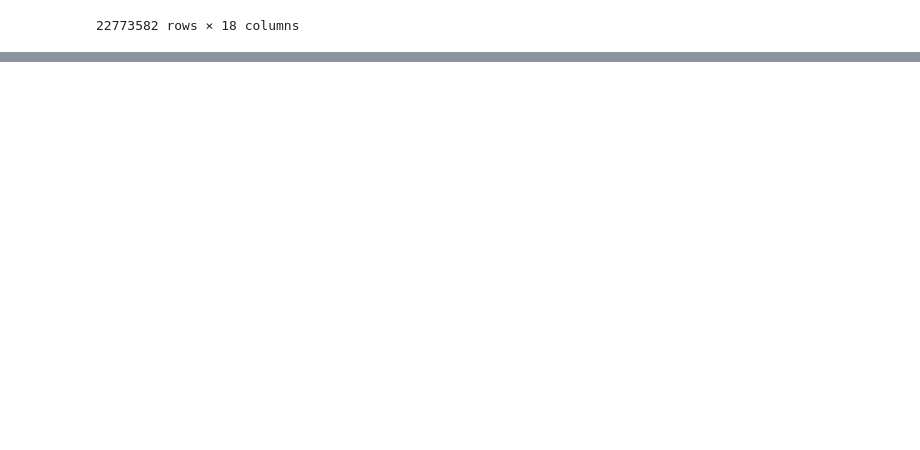
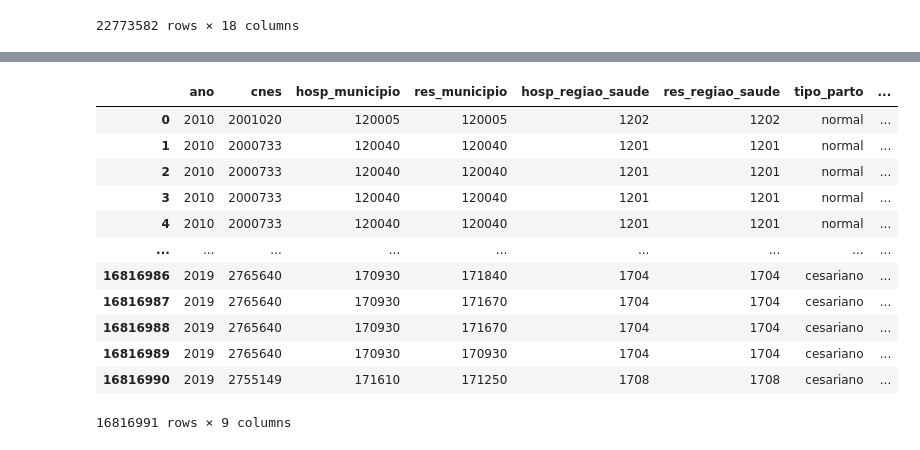
Before and after one commit to lucaslopes/gestantes, a Jupyter notebook: website/data_selection.ipynb, the cells around one changed output, grey strips where cells are left out. Saved outputs shown, nothing was run; the diff lists cells and outputs as text; code cells hidden in the pictures; blank space fills up the shorter version.

Commit message:
Network table made with SIH dataset

```diff
--- a/website/data_selection.ipynb
+++ b/website/data_selection.ipynb
@@ -236,0 +239,4 @@ df_sinasc_sus.to_csv(path_sinasc_sus, index=False)
+# %%
+path_sihsus = f'{Path.home()}/Databases/SIHSUS/SIHSUS.csv.gzip'
+df_sihsus = pd.read_csv(path_sihsus, low_memory=False)
+df_sihsus
@@ -236,0 +257,22 @@ df_sinasc_sus.to_csv(path_sinasc_sus, index=False)
+# %%
+df_sihsus.loc[:, 'periodo'] = df_sihsus['ano'].apply(
+  lambda x: 'antes' if (x == 2010) | (x == 2011) else ('depois' if (x == 2018) | (x == 2019) else 'durante'))
+# %%
+df_sihsus.loc[:, 'tipo_parto'] = df_sihsus['tipo_parto'].map(
+  {310010039: 'normal', 411010034: 'cesariano'})
+# %%
+df_sihsus
+# %% [output]
+|  | ano | cnes | hosp_municipio | res_municipio | hosp_regiao_saude | res_regiao_saude | tipo_parto | ... |
+| 0 | 2010 | 2001020 | 120005 | 120005 | 1202 | 1202 | normal | ... |
+| 1 | 2010 | 2000733 | 120040 | 120040 | 1201 | 1201 | normal | ... |
+| 2 | 2010 | 2000733 | 120040 | 120040 | 1201 | 1201 | normal | ... |
+| 3 | 2010 | 2000733 | 120040 | 120040 | 1201 | 1201 | normal | ... |
+| 4 | 2010 | 2000733 | 120040 | 120040 | 1201 | 1201 | normal | ... |
+| ... | ... | ... | ... | ... | ... | ... | ... | ... |
+| 16816986 | 2019 | 2765640 | 170930 | 171840 | 1704 | 1704 | cesariano | ... |
+| 16816987 | 2019 | 2765640 | 170930 | 171670 | 1704 | 1704 | cesariano | ... |
+| 16816988 | 2019 | 2765640 | 170930 | 171670 | 1704 | 1704 | cesariano | ... |
+| 16816989 | 2019 | 2765640 | 170930 | 170930 | 1704 | 1704 | cesariano | ... |
+| 16816990 | 2019 | 2755149 | 171610 | 171250 | 1708 | 1708 | cesariano | ... |
+16816991 rows × 9 columns
```
Also changed, not shown: parts of 3 cells of this notebook.
